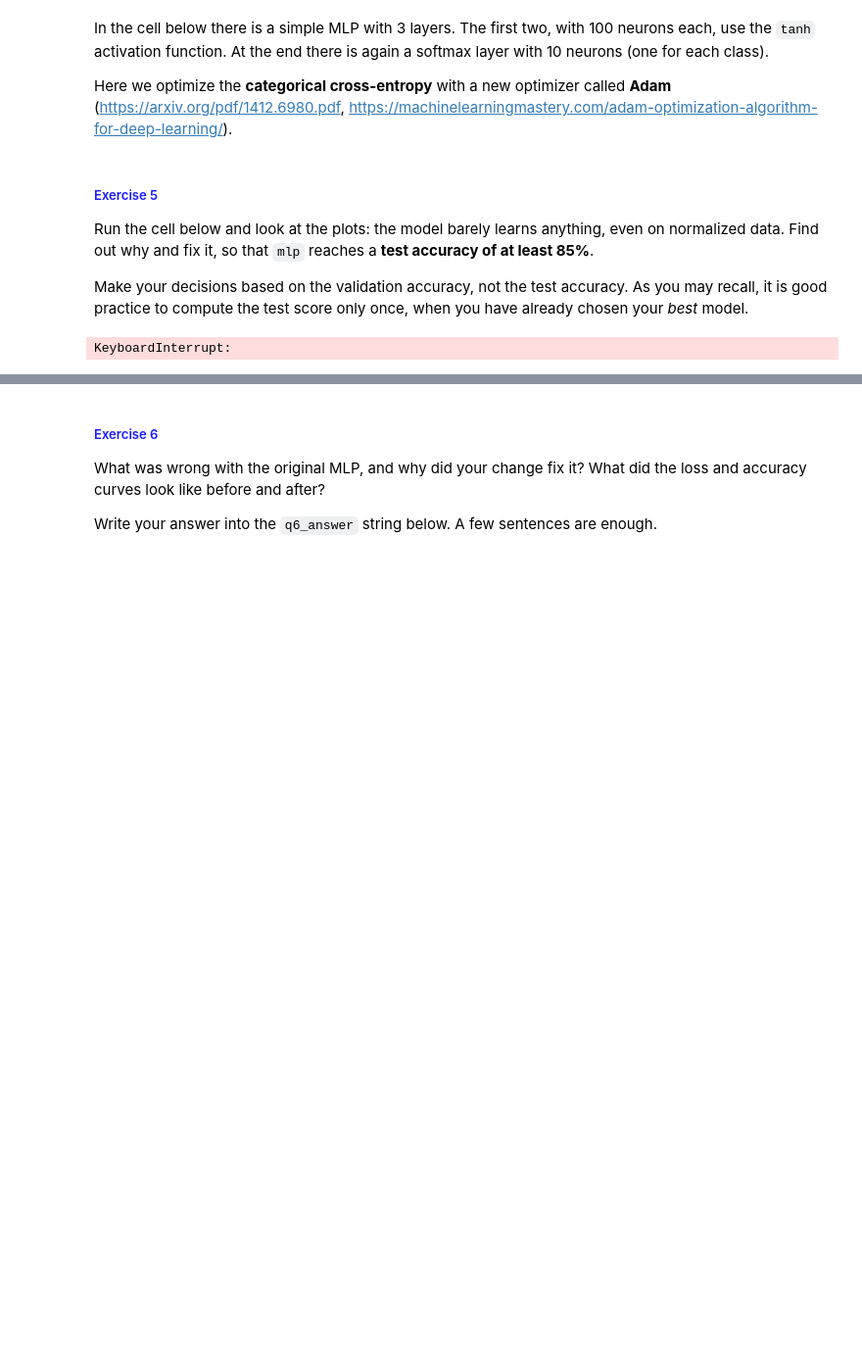
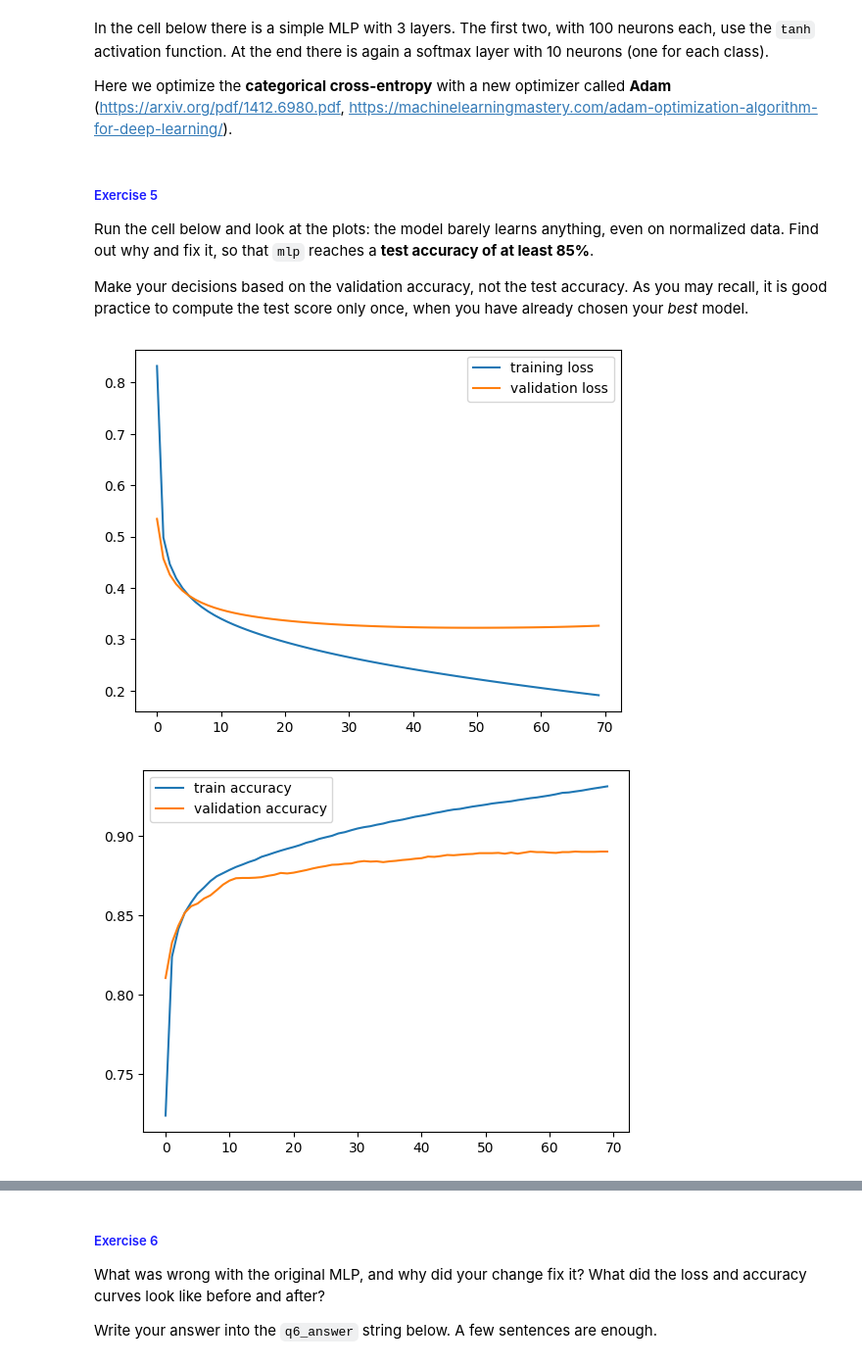
Before and after one commit to hudo16-38/ml_exercises, a Jupyter notebook: assignment3/neural_networks.ipynb, the cells around one changed output, grey strips where cells are left out. Shown at 98% size. Drawn from its saved outputs; the diff is of its cells as text; code cells hidden in the pictures; blank space fills up the shorter version.

```diff
--- a/assignment3/neural_networks.ipynb
+++ b/assignment3/neural_networks.ipynb
@@ -410,20 +410,21 @@ Make your decisions based on the validation accuracy, not the test accuracy. As
 # %%
 mlp = keras.Sequential([
     keras.Input(shape=(28 * 28,)),
     layers.Dense(60, activation='tanh'),
     layers.Dense(200, activation='linear'),
     layers.Dense(100, activation='tanh'),
     layers.Dense(20, activation='linear'),
     layers.Dense(10, activation='softmax'),
 ])
 
-mlp.compile(loss='categorical_crossentropy', optimizer=Adam(0.0005), metrics=['accuracy'])
+mlp.compile(loss='categorical_crossentropy', optimizer=Adam(0.00005), metrics=['accuracy'])
 
 history = mlp.fit(X_train, to_categorical(y_train), epochs=70, validation_split=0.1,
                   verbose=False)
 plot_history(history)
 # %% [output]
-KeyboardInterrupt:
+[figure, added]
+[figure, added]
 # %%
 train_score = mlp.evaluate(X_train, to_categorical(y_train))
 print("\n\ntrain loss: {} | train acc: {}\n".format(train_score[0], train_score[1]))
```
Also changed, not shown: parts of 2 cells of this notebook.
